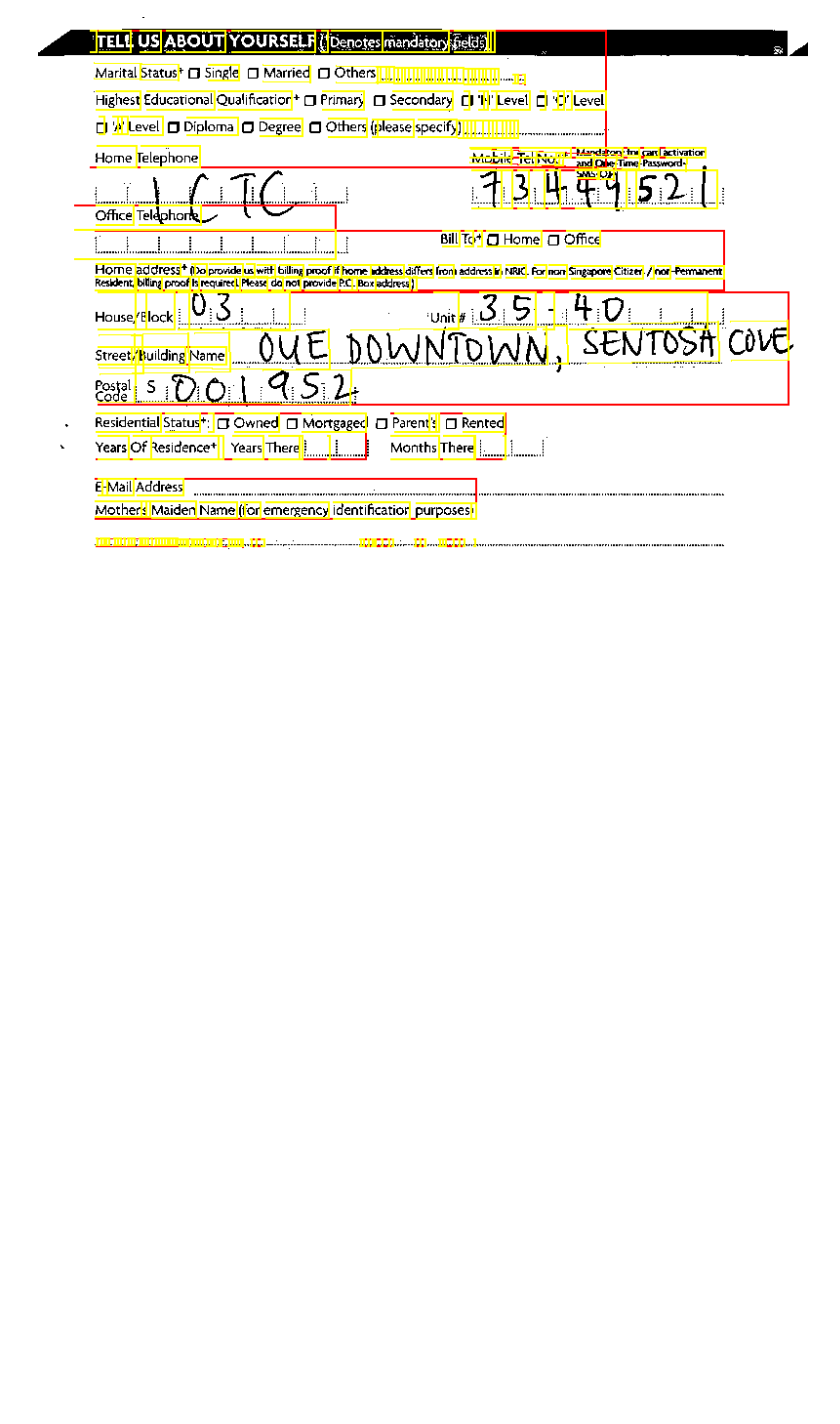
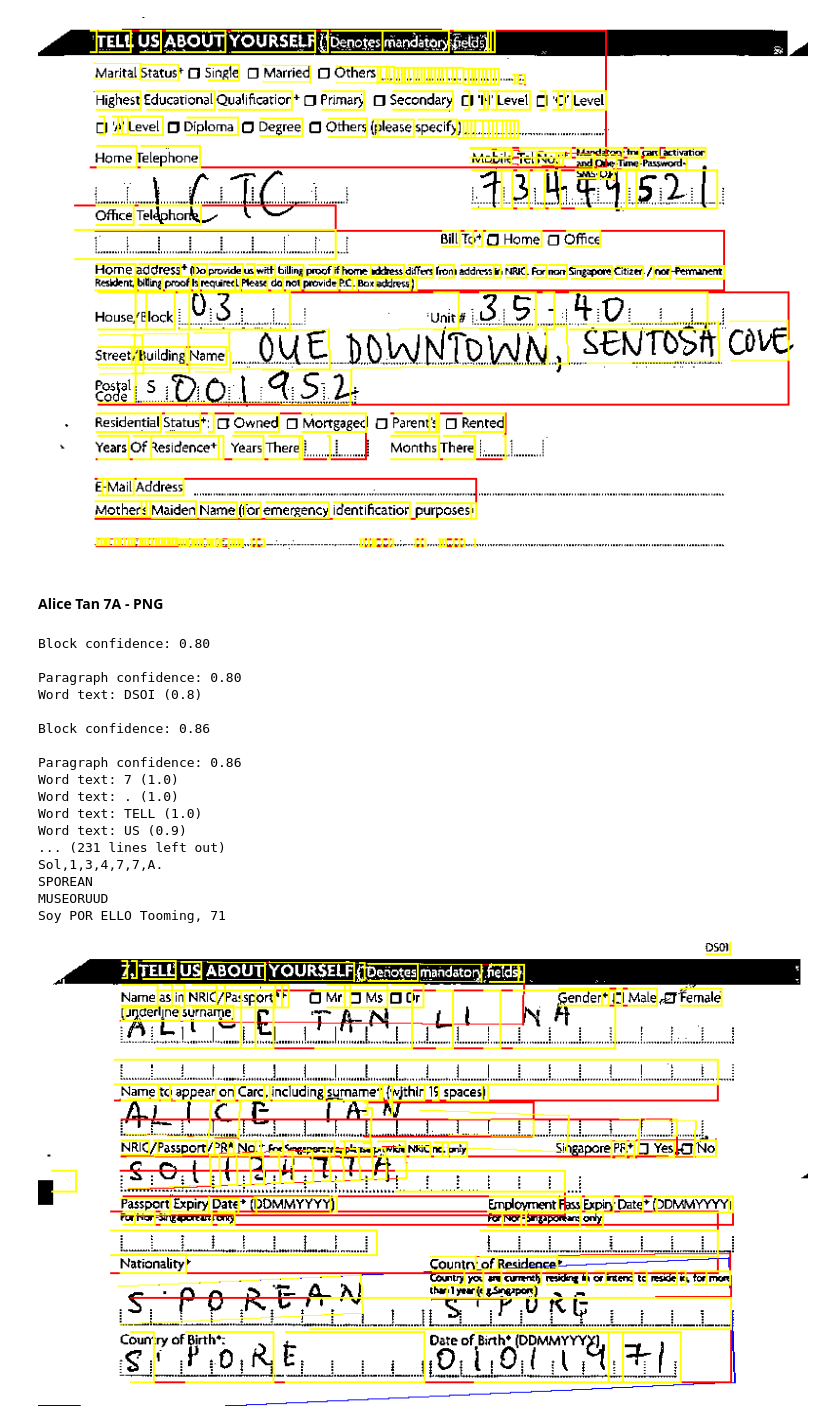
Before and after one commit to rohita77/Utils, a Jupyter notebook: Google-vision-jpeg.ipynb, the cells around one changed output. Saved outputs shown, nothing was run; the diff lists cells and outputs as text; code cells hidden in the pictures; blank space fills up the shorter version.

```diff
--- a/Google-vision-jpeg.ipynb
+++ b/Google-vision-jpeg.ipynb
@@ -458,3 +458,26 @@ Mobile Talmat Mandatory for card activation
 ------
 -
 [figure]
+# %% [markdown]
+#### Alice Tan 7A - PNG
+# %%
+render_doc_text('ml-poc-213704-vcm/AliceTan-7A.png', 0)
+# %% [output]
+Block confidence: 0.80
+
+Paragraph confidence: 0.80
+Word text: DSOI (0.8)
+
+Block confidence: 0.86
+
+Paragraph confidence: 0.86
+Word text: 7 (1.0)
+Word text: . (1.0)
+Word text: TELL (1.0)
+Word text: US (0.9)
+... (231 lines left out)
+Sol,1,3,4,7,7,A.
+SPOREAN
+MUSEORUUD
+Soy POR ELLO Tooming, 71
+[figure, added]
```
Also changed, not shown: parts of 7 cells of this notebook.
